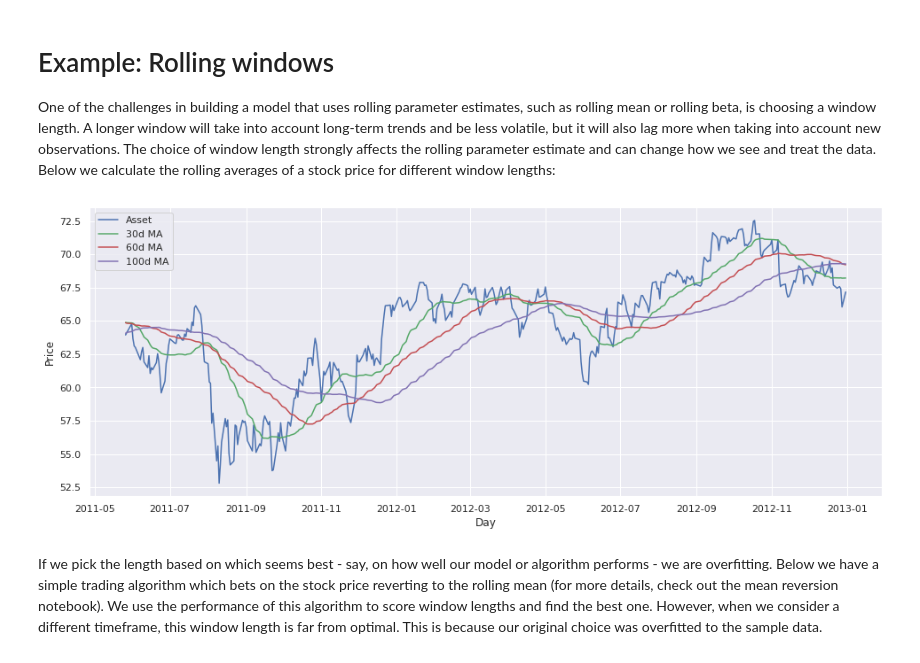
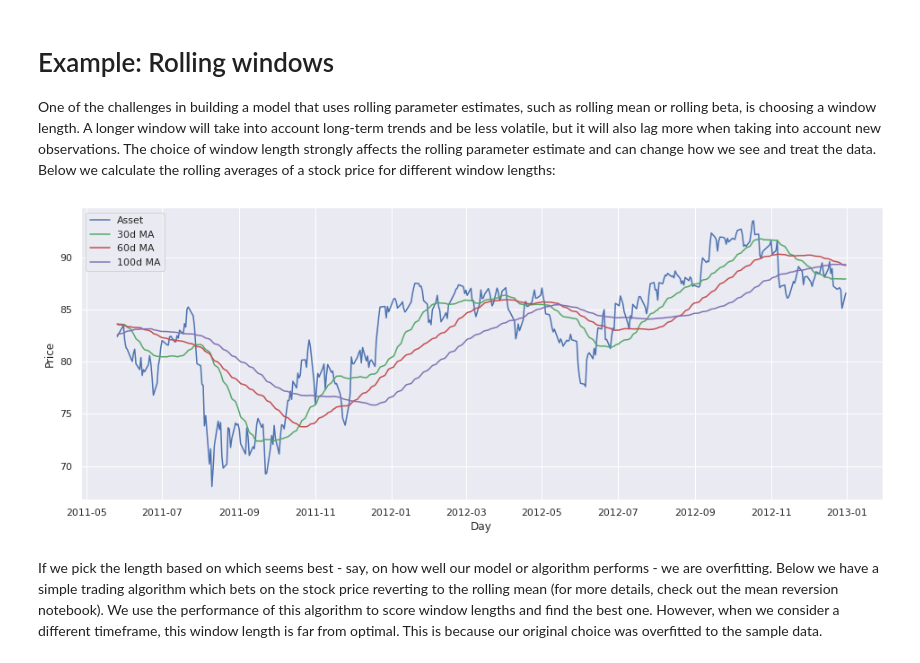
Before and after one commit to quantrocket-codeload/quant-finance-lectures, a Jupyter notebook: quant_finance_lectures/Lecture19-Dangers-of-Overfitting.ipynb, the cells around one changed output. Saved outputs shown, nothing was run; the diff lists cells and outputs as text; code cells hidden in the pictures.

```diff
--- a/quant_finance_lectures/Lecture19-Dangers-of-Overfitting.ipynb
+++ b/quant_finance_lectures/Lecture19-Dangers-of-Overfitting.ipynb
@@ -192,29 +192,29 @@ One of the challenges in building a model that uses rolling parameter estimates,
 # %%
 # Load the pricing data for a stock
 
 exxon_sid = get_securities(symbols='XOM').index[0]
 
 start = '2011-01-01'
 end = '2013-01-01'
 
-prices = get_prices('usstock-1d', sids=exxon_sid, fields='Close', start_date=start, end_date=end)
+prices = get_prices('usstock-free-1min', data_frequency="daily", sids=exxon_sid, fields='Close', start_date=start, end_date=end)
 prices = prices.loc['Close'][exxon_sid]
 
 # Compute rolling averages for various window lengths
 mu_30d = prices.rolling(window=30).mean()
 mu_60d = prices.rolling(window=60).mean()
 mu_100d = prices.rolling(window=100).mean()
 
 # Plot asset pricing data with rolling means from the 100th day, when all the means become available
 plt.plot(prices[100:], label='Asset')
 plt.plot(mu_30d[100:], label='30d MA')
 plt.plot(mu_60d[100:], label='60d MA')
 plt.plot(mu_100d[100:], label='100d MA')
 plt.xlabel('Day')
 plt.ylabel('Price')
 plt.legend();
 # %% [output]
-[figure, old version]
+[figure, new version]
 # %% [markdown]
 If we pick the length based on which seems best - say, on how well our model or algorithm performs - we are overfitting. Below we have a simple trading algorithm which bets on the stock price reverting to the rolling mean (for more details, check out the mean reversion notebook). We use the performance of this algorithm to score window lengths and find the best one. However, when we consider a different timeframe, this window length is far from optimal. This is because our original choice was overfitted to the sample data.
 # %%
```
Also changed, not shown: parts of 5 cells of this notebook, 17 other files.
